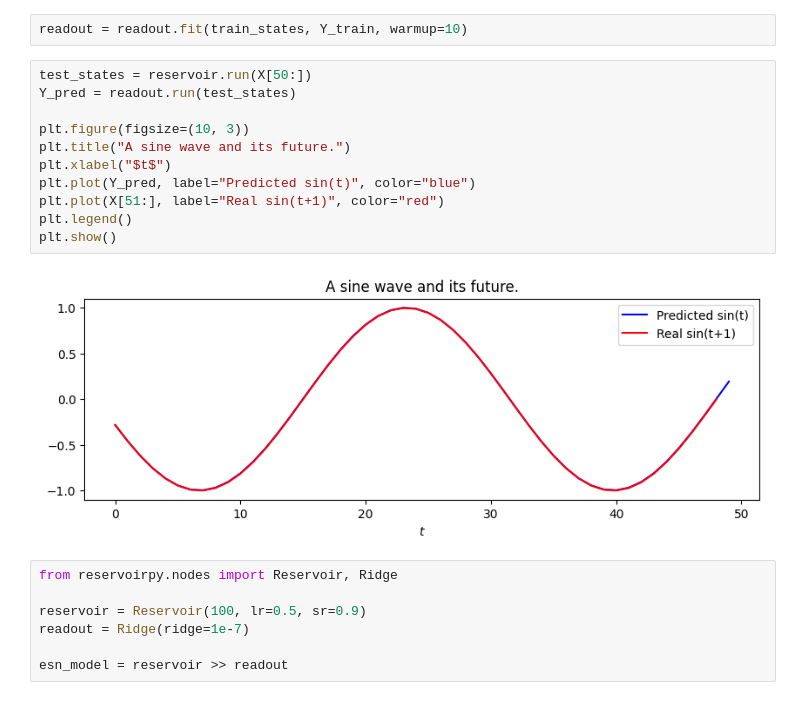
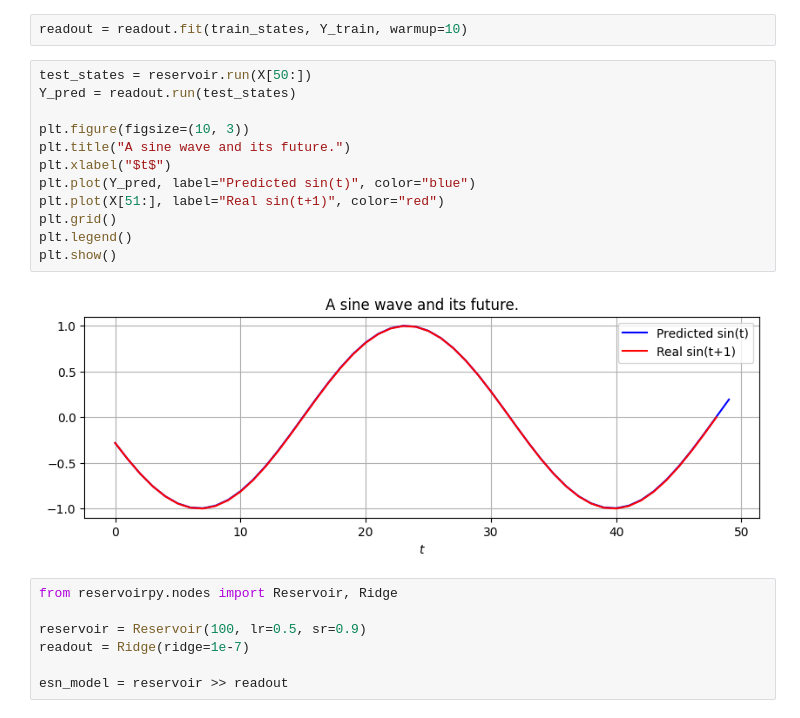
Before and after one commit to ChristianAllan/Echo-State-Network, a Jupyter notebook: ESN_ReservoirPy.ipynb, the cells around one changed output. Saved outputs shown, nothing was run; the diff lists cells and outputs as text.

```diff
--- a/ESN_ReservoirPy.ipynb
+++ b/ESN_ReservoirPy.ipynb
@@ -81,16 +149,17 @@ readout = readout.fit(train_states, Y_train, warmup=10)
 # %%
 test_states = reservoir.run(X[50:])
 Y_pred = readout.run(test_states)
 
 plt.figure(figsize=(10, 3))
 plt.title("A sine wave and its future.")
 plt.xlabel("$t$")
 plt.plot(Y_pred, label="Predicted sin(t)", color="blue")
 plt.plot(X[51:], label="Real sin(t+1)", color="red")
+plt.grid()
 plt.legend()
 plt.show()
 # %% [output]
-[figure, old version]
+[figure, new version]
 # %%
 from reservoirpy.nodes import Reservoir, Ridge
 
```
Also changed, not shown: parts of 22 cells of this notebook.
